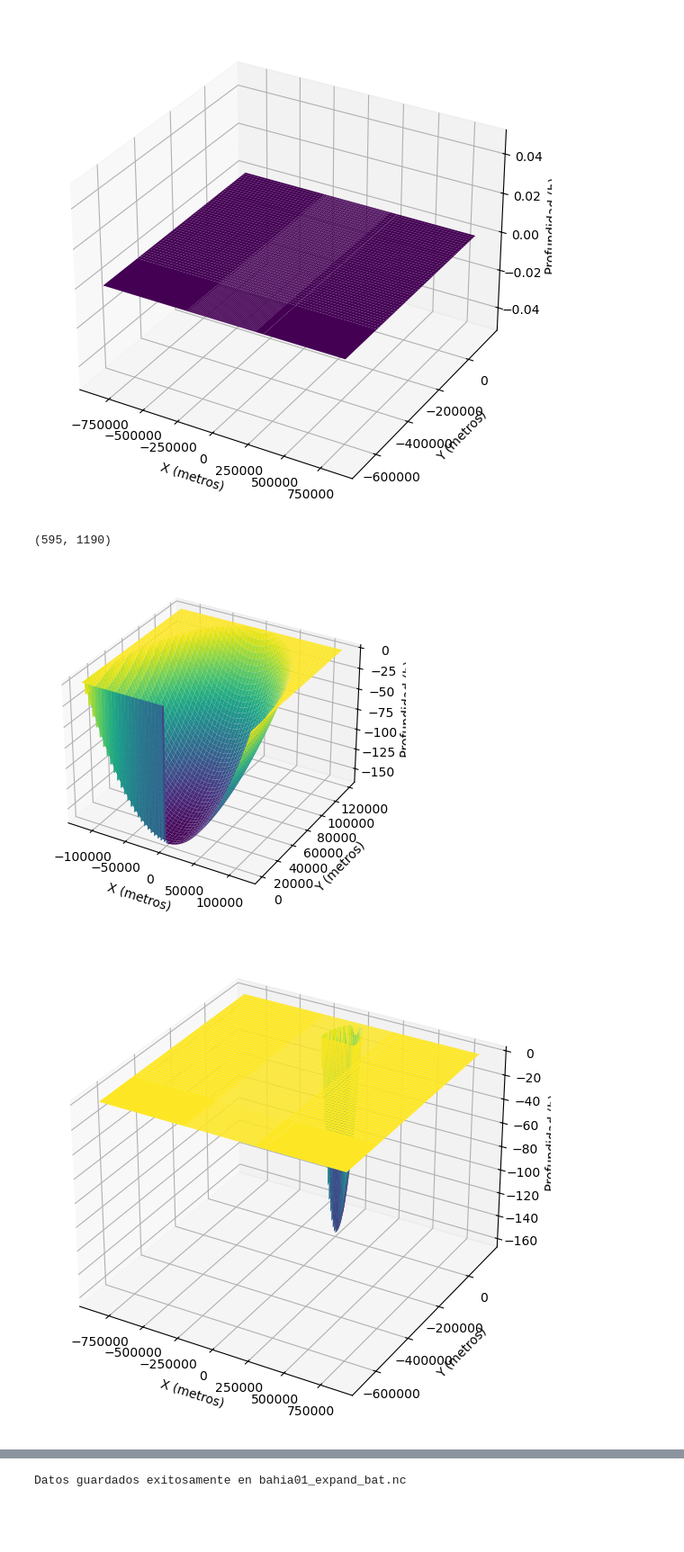
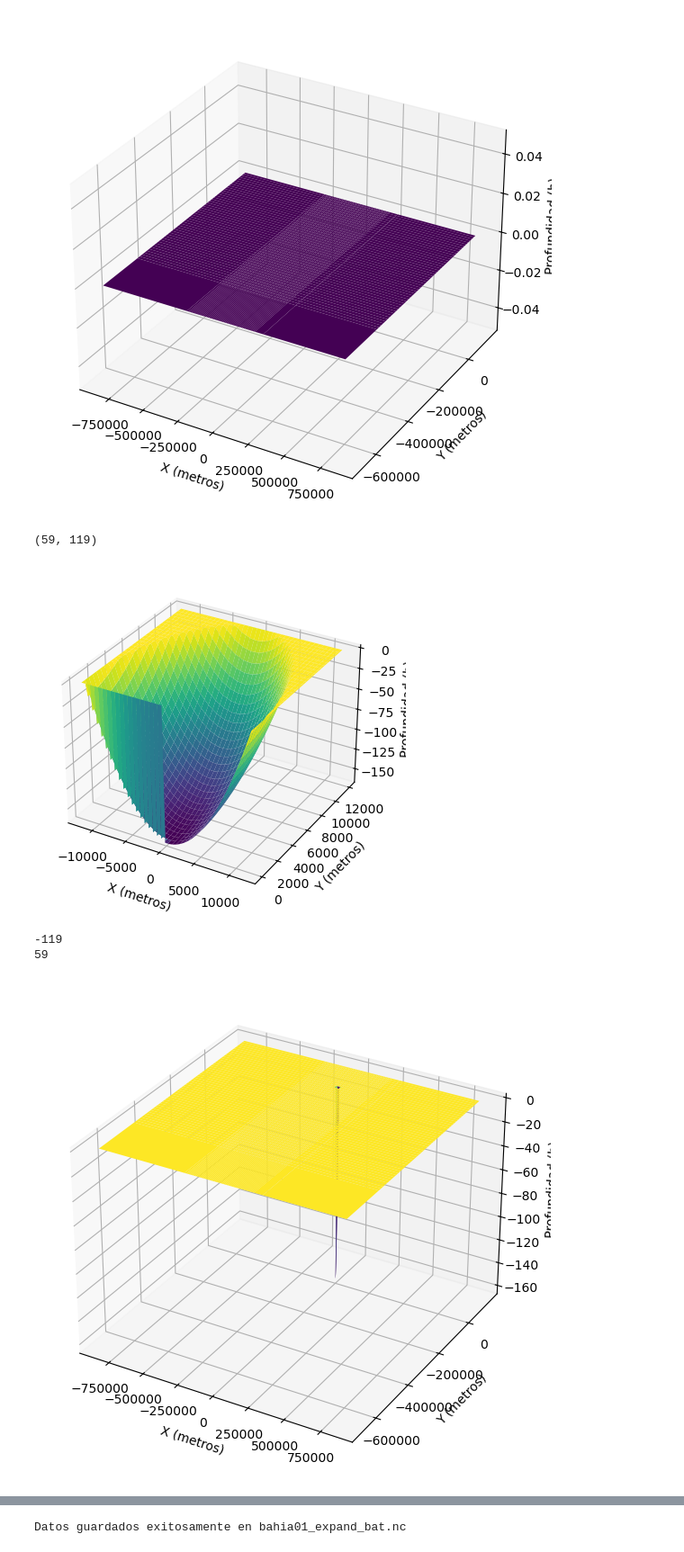
Before and after one commit to Estebanovich/BayIW_Rectan, a Jupyter notebook: input/bahia_01_expand_true.ipynb, the cells around one changed output, grey strips where cells are left out. Shown at 90% size. Cells and saved outputs as stored; diff of their text form; code cells hidden in the pictures; blank space fills up the shorter version.

Commit message:
cambios de escala de la bahia y resolucion

```diff
--- a/input/bahia_01_expand_true.ipynb
+++ b/input/bahia_01_expand_true.ipynb
@@ -163,12 +313,12 @@ Idx_bahia_start=ny_expand+int(np.abs(Y_fondo + Fondo_lineal)/DelY)-1 #
 Idx_slope_start= ny_expand+int(np.abs(Fondo_lineal)/DelY)-1 #y_domain[Idx_slope_start]=-62058.4942084942
 # %%
 # Parámetros para la bahía
-nr=int(L/DelY)
-r = np.linspace(0, L, nr)  # Intervalo de r
+nr=int(L_FIJADO/DelY)
+r = np.linspace(0, L_FIJADO, nr)  # Intervalo de r
 theta = np.linspace(0, np.pi, 400)  # Intervalo angular para la revolución
 
 # Definición de la función h(r) para la bahía
-h_r = h1 * (1 - (r**2) / (L**2))
+h_r = h1 * (1 - (r**2) / (L_FIJADO**2))
 
 # Crear la malla de puntos para la bahía (en coordenadas polares)
 R, Theta = np.meshgrid(r, theta)
@@ -178,12 +328,12 @@ X_bahia = R * np.cos(Theta)
 Y_bahia = R * np.sin(Theta)
 
 # Generar Z_bahia de acuerdo a la función h(r) en el dominio cartesiano
-Z_bahia_polar = h1 * (1 - (R**2) / (L**2))
+Z_bahia_polar = h1 * (1 - (R**2) / (L_FIJADO**2))
 
 # Interpolamos los datos en el dominio cartesiano
 # Crear una malla para interpolación más refinada
-x_new = np.linspace(np.min(X_bahia), np.max(X_bahia), int(2*L/DelX)) #quiero que mida 2L
-y_new = np.linspace(np.min(Y_bahia), np.max(Y_bahia),int(L/DelY))
+x_new = np.linspace(np.min(X_bahia), np.max(X_bahia), int(2*L_FIJADO/DelX)) #quiero que mida 2L
+y_new = np.linspace(np.min(Y_bahia), np.max(Y_bahia),int(L_FIJADO/DelY))
 X_new, Y_new = np.meshgrid(x_new, y_new)
 
 # Puntos originales en coordenadas cartesianas
@@ -215,34 +365,59 @@ plt.savefig(file_path, dpi=300)
 
 plt.show()
 # %% [output]
-(595, 1190)
+(59, 119)
-[figure, old version]
+[figure, new version]
+# %%
+#Dimensiones de la bahía
+# (59,119)
+
+#Nuevos indices para la bahia L_FIJADO=11900
+
+#Primero encontramos el indice de la mitad del dominio en X
+X_idx_half=int(len(x_domain)/2)
+# Encontramos los indices de inicio y fin de la bahía en X
+X_idx_start_bahia=int(X_idx_half-int(L_FIJADO/DelX))
+X_idx_end=int(X_idx_start_bahia+len(Z_bahia[0,:]))
+print(X_idx_start_bahia-X_idx_end)
+
+# Encontramos los indices de inicio y fin de la bahía en Y
+Idx_bahia_start=ny_expand+int(np.abs(Y_fondo + Fondo_lineal)/DelY)-1 #
+Idx_slope_start= ny_expand+int(np.abs(Fondo_lineal)/DelY)-1 #y_domain[Idx_slope_start]=-62058.4942084942
+Y_idx_end_bahia= len(Z_bahia[:,0]) + Idx_bahia_start
+print(Y_idx_end_bahia-Idx_bahia_start)
+# %% [output]
+-119
+59
 # %%
+#---------------------------------------------------------
+#Descomentar para caso sin L_FIJADO
+#X_idx_start_bahia=int(L/DelX)+len(x_left)
+#X_idx_end = int(L/DelX) + len(x_new)+len(x_left)
 
-X_idx_start_bahia=int(L/DelX)+len(x_left)
-X_idx_end = int(L/DelX) + len(x_new)+len(x_left)
 #Y_idx_start_bahia= 311+890 #Y_domain[3100,0]=6.851585810589313
-Y_idx_end_bahia= len(Z_bahia[:,0]) + Idx_bahia_start
-
+#Y_idx_end_bahia= len(Z_bahia[:,0]) + Idx_bahia_start
+# %%
+#---------------------------------------------------------
+# Asignar los valores de la bahía al dominio
 Z_domain[Idx_bahia_start:Y_idx_end_bahia,X_idx_start_bahia:X_idx_end]= Z_bahia[:,:]
 
 # Graficar el sólido de revolución
 fig = plt.figure(figsize=(10, 7))
 ax = fig.add_subplot(111, projection='3d')
 
 
 # Usar plot_surface para graficar la superficie
 ax.plot_surface(X_domain, Y_domain, Z_domain, cmap='viridis')
 #ax.plot(X[] color='red', linewidth=2)
 
 # Etiquetas de los ejes
 ax.set_xlabel('X (metros)')
 ax.set_ylabel('Y (metros)')
 ax.set_zlabel('Profundidad (h)')
 
 plt.show()
 # %% [output]
-[figure, old version]
+[figure, new version]
 # %%
 #Como cambiamos de la resolución de DelY de 20 a 200 m modificaremos el código
 #Y_idx_start_bahia= 3110+8900 #Y_domain[3100,0]=6.851585810589313  a:
```
Also changed, not shown: parts of 7 cells of this notebook, 9 other files.
